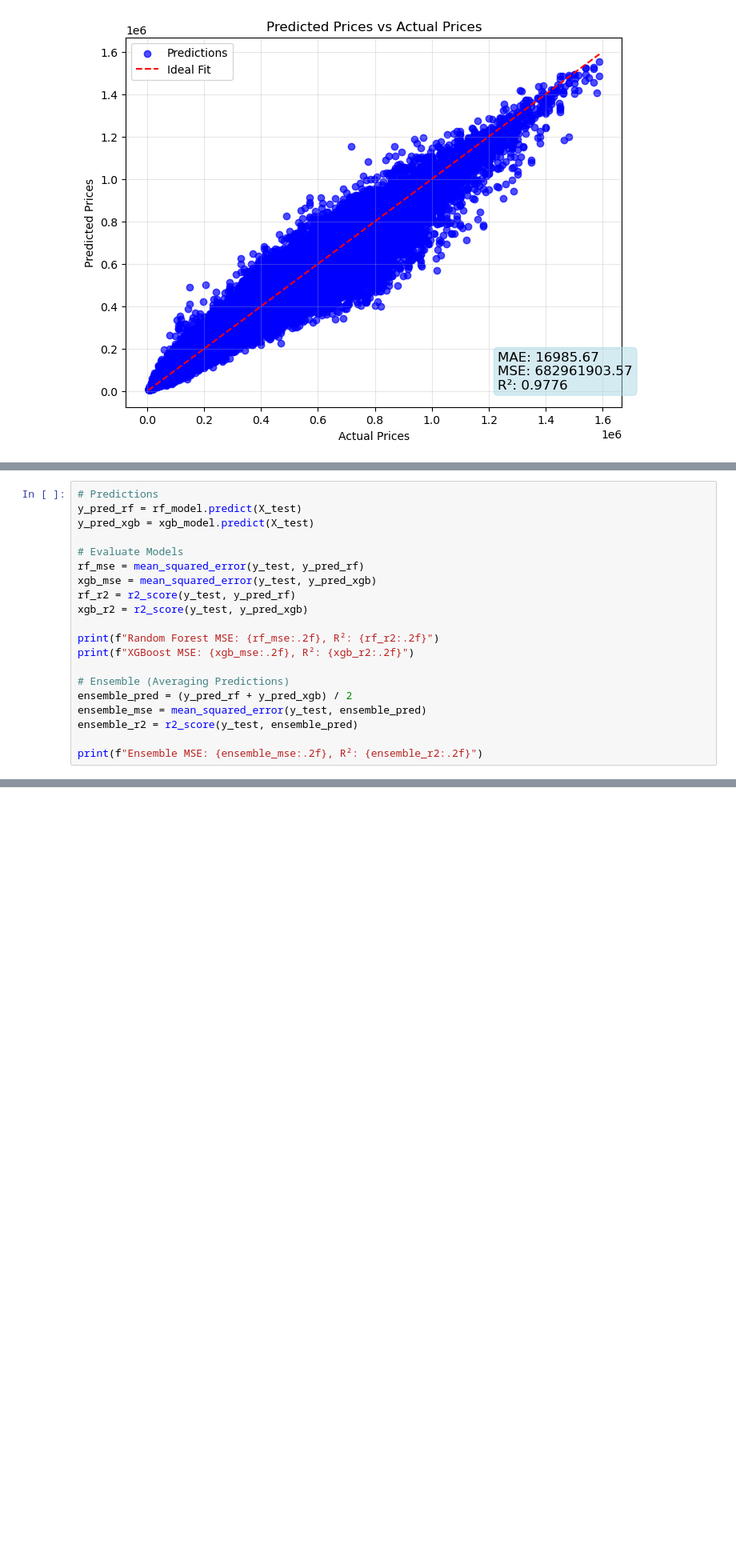
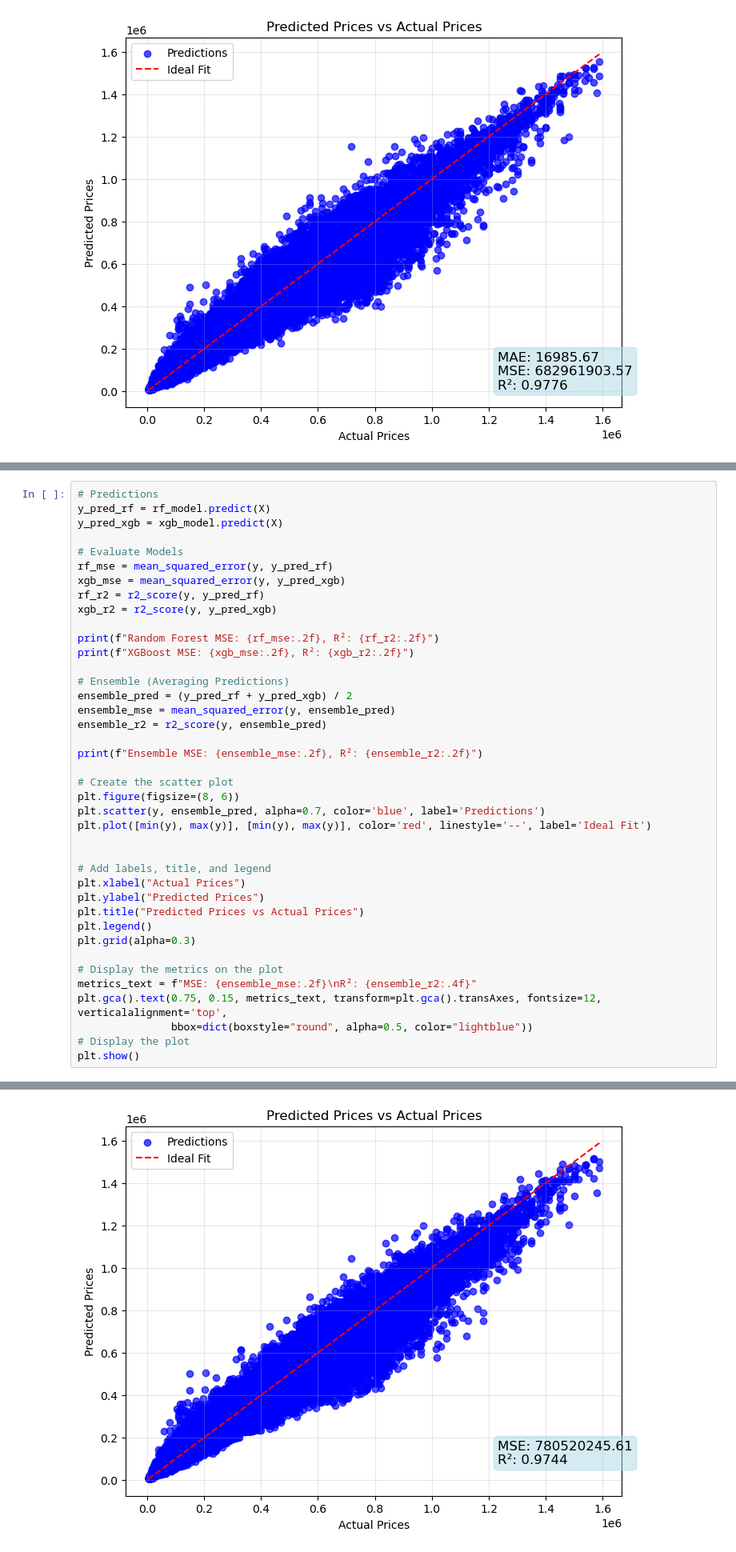
Before and after one commit to bossman2406/Housing-Prices-AI, a Jupyter notebook: price_prediction_all.ipynb, the cells around one changed output, grey strips where cells are left out. Shown: that part at 80% size. Cells and saved outputs as stored; diff of their text form; blank space fills up the shorter version.

```diff
--- a/price_prediction_all.ipynb
+++ b/price_prediction_all.ipynb
@@ -247,22 +256,42 @@ XGBRegressor(base_score=None, booster=None, callbacks=None,
              num_parallel_tree=None, random_state=42, ...)
 # %%
 # Predictions
-y_pred_rf = rf_model.predict(X_test)
-y_pred_xgb = xgb_model.predict(X_test)
+y_pred_rf = rf_model.predict(X)
+y_pred_xgb = xgb_model.predict(X)
 
 # Evaluate Models
-rf_mse = mean_squared_error(y_test, y_pred_rf)
-xgb_mse = mean_squared_error(y_test, y_pred_xgb)
-rf_r2 = r2_score(y_test, y_pred_rf)
-xgb_r2 = r2_score(y_test, y_pred_xgb)
+rf_mse = mean_squared_error(y, y_pred_rf)
+xgb_mse = mean_squared_error(y, y_pred_xgb)
+rf_r2 = r2_score(y, y_pred_rf)
+xgb_r2 = r2_score(y, y_pred_xgb)
 
 print(f"Random Forest MSE: {rf_mse:.2f}, R²: {rf_r2:.2f}")
 print(f"XGBoost MSE: {xgb_mse:.2f}, R²: {xgb_r2:.2f}")
 
 # Ensemble (Averaging Predictions)
 ensemble_pred = (y_pred_rf + y_pred_xgb) / 2
-ensemble_mse = mean_squared_error(y_test, ensemble_pred)
-ensemble_r2 = r2_score(y_test, ensemble_pred)
+ensemble_mse = mean_squared_error(y, ensemble_pred)
+ensemble_r2 = r2_score(y, ensemble_pred)
 
 print(f"Ensemble MSE: {ensemble_mse:.2f}, R²: {ensemble_r2:.2f}")
+
+# Create the scatter plot
+plt.figure(figsize=(8, 6))
+plt.scatter(y, ensemble_pred, alpha=0.7, color='blue', label='Predictions')
+plt.plot([min(y), max(y)], [min(y), max(y)], color='red', linestyle='--', label='Ideal Fit')
+
+
+# Add labels, title, and legend
+plt.xlabel("Actual Prices")
+plt.ylabel("Predicted Prices")
+plt.title("Predicted Prices vs Actual Prices")
+plt.legend()
+plt.grid(alpha=0.3)
+
+# Display the metrics on the plot
+metrics_text = f"MSE: {ensemble_mse:.2f}\nR²: {ensemble_r2:.4f}"
+plt.gca().text(0.75, 0.15, metrics_text, transform=plt.gca().transAxes, fontsize=12, verticalalignment='top',
+               bbox=dict(boxstyle="round", alpha=0.5, color="lightblue"))
+# Display the plot
+plt.show()
 # %% [output]
@@ -272,3 +301,4 @@ Ensemble MSE: 1162839872.76, R²: 0.96
+[figure, added]
 # %%
 # Feature Importance (Random Forest)
 importances = rf_model.feature_importances_
```
Also changed, not shown: parts of 9 cells of this notebook, 2 other files.
